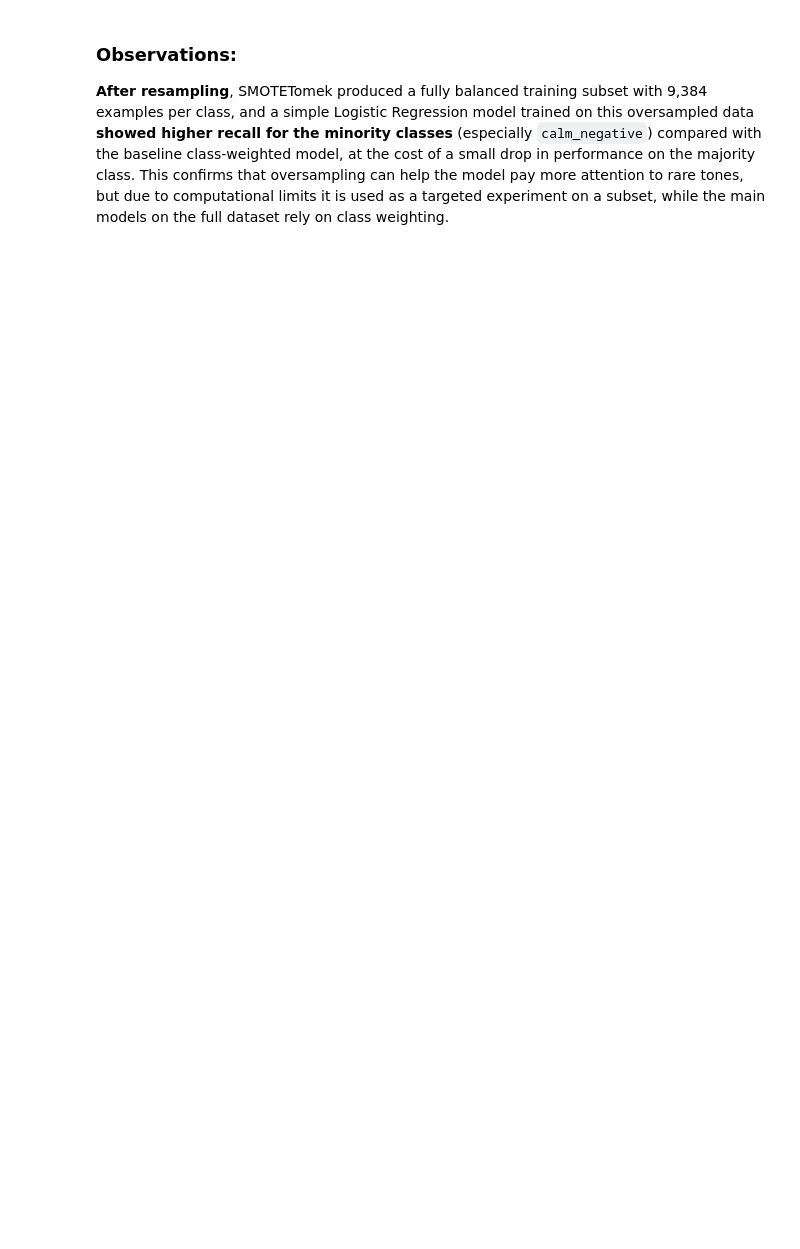
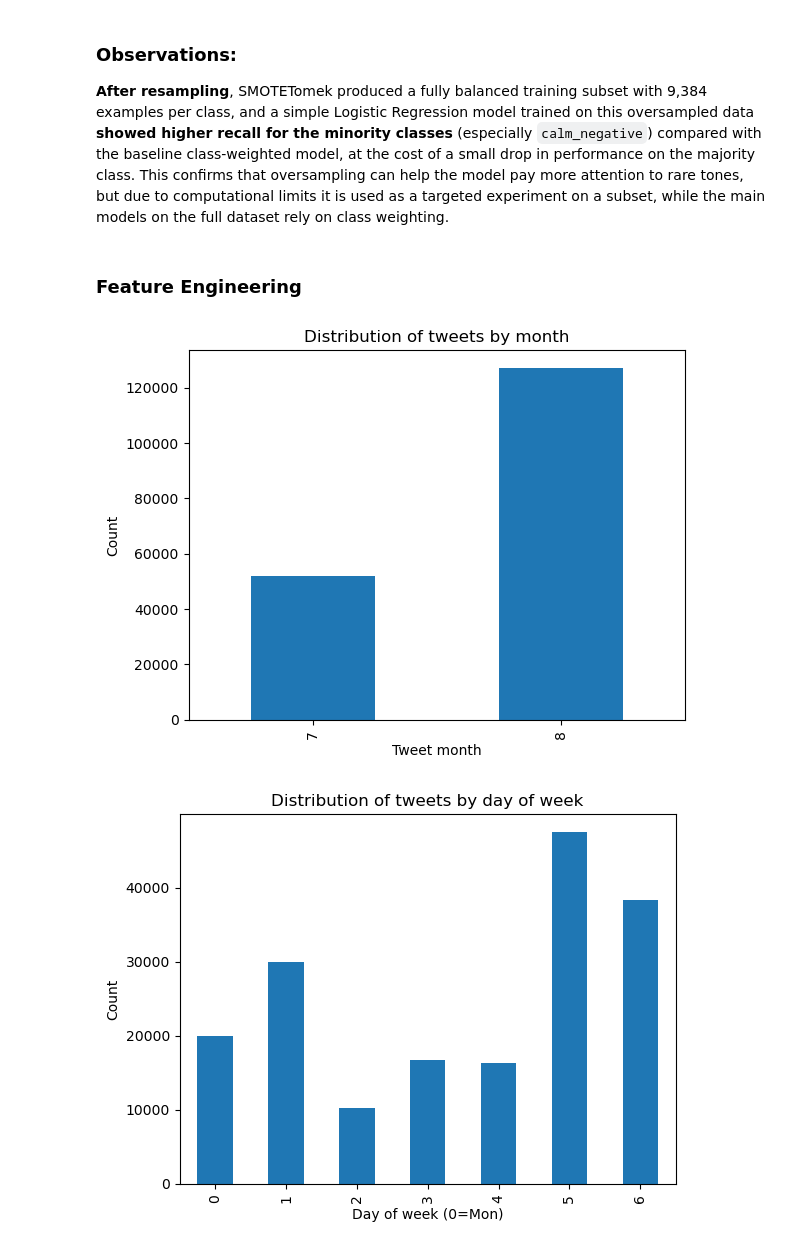
Before and after one commit to clarissecasicarino/sentiment-classifier, a Jupyter notebook: notebooks/classification_capstone.ipynb, the cells around one changed output. Cells and saved outputs as stored; diff of their text form; code cells hidden in the pictures; blank space fills up the shorter version.

Commit message:
Add time-related feature engineering

```diff
--- a/notebooks/classification_capstone.ipynb
+++ b/notebooks/classification_capstone.ipynb
@@ -826,3 +820,45 @@ ChildProcessError: [Errno 10] No child processes
 # %% [markdown]
 ### Observations:
 **After resampling**, SMOTETomek produced a fully balanced training subset with 9,384 examples per class, and a simple Logistic Regression model trained on this oversampled data **showed higher recall for the minority classes** (especially `calm_negative`) compared with the baseline class‑weighted model, at the cost of a small drop in performance on the majority class. This confirms that oversampling can help the model pay more attention to rare tones, but due to computational limits it is used as a targeted experiment on a subset, while the main models on the full dataset rely on class weighting.
+# %% [markdown]
+### Feature Engineering
+# %%
+df_v2['date'] = pd.to_datetime(df_v2['date'])
+df_v2['user_created'] = pd.to_datetime(df_v2['user_created'])
+
+# When was the tweet posted?
+df_v2['tweet_year'] = df_v2['date'].dt.year
+df_v2['tweet_month'] = df_v2['date'].dt.month        # 1–12
+df_v2['tweet_dayofweek'] = df_v2['date'].dt.dayofweek  # 0=Mon
+
+# Cyclical encoding for hour-of-day
+df_v2['tweet_hour'] = df_v2['date'].dt.hour
+df_v2['tweet_hour_sin'] = np.sin(2 * np.pi * df_v2['tweet_hour'] / 24)
+df_v2['tweet_hour_cos'] = np.cos(2 * np.pi * df_v2['tweet_hour'] / 24)
+
+# Account age in days at the time of tweet
+df_v2['account_age_days'] = (df_v2['date'] - df_v2['user_created']).dt.days.clip(lower=0)
+# %%
+# Month of tweet
+df_v2['tweet_month'].value_counts().sort_index().plot.bar()
+plt.xlabel("Tweet month")
+plt.ylabel("Count")
+plt.title("Distribution of tweets by month")
+plt.show()
+
+# Day of week
+df_v2['tweet_dayofweek'].value_counts().sort_index().plot.bar()
+plt.xlabel("Day of week (0=Mon)")
+plt.ylabel("Count")
+plt.title("Distribution of tweets by day of week")
+plt.show()
+
+# Account age
+df_v2['account_age_days'].hist(bins=30)
+plt.xlabel("Account age (days)")
+plt.ylabel("Count")
+plt.title("Distribution of account ages at time of tweet")
+plt.show()
+# %% [output]
+[figure, added]
+[figure, added]
```
Also changed, not shown: parts of 8 cells of this notebook.
